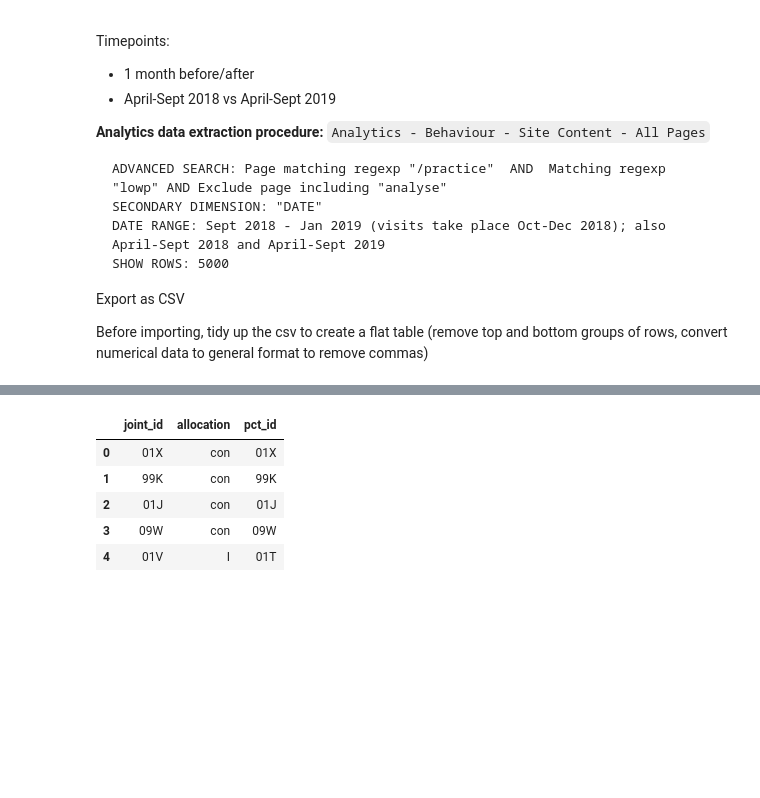
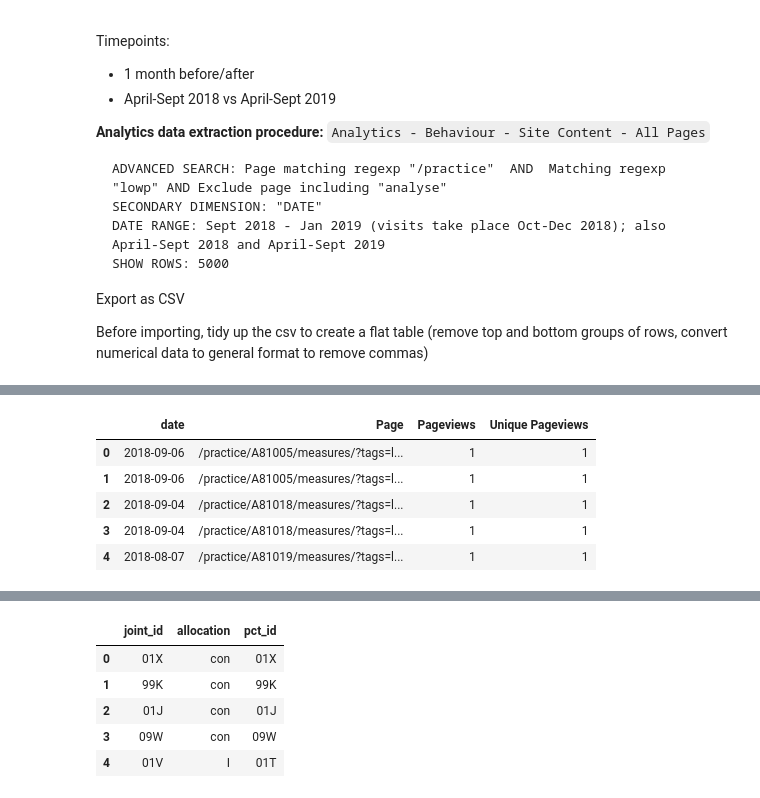
Before and after one commit to ebmdatalab/low-priority-CCG-visit-RCT, a Jupyter notebook: outcomes/Page Views and links analysis for LPP RCT.ipynb, the cells around one changed output, grey strips where cells are left out. Saved outputs shown, nothing was run; the diff lists cells and outputs as text; code cells hidden in the pictures; blank space fills up the shorter version.

```diff
--- a/outcomes/Page Views and links analysis for LPP RCT.ipynb
+++ b/outcomes/Page Views and links analysis for LPP RCT.ipynb
@@ -79,0 +117,9 @@ df1.head()
+# %%
+dfp.head()
+# %% [output]
+|  | date | Page | Pageviews | Unique Pageviews |
+| 0 | 2018-09-06 | /practice/A81005/measures/?tags=l... | 1 | 1 |
+| 1 | 2018-09-06 | /practice/A81005/measures/?tags=l... | 1 | 1 |
+| 2 | 2018-09-04 | /practice/A81018/measures/?tags=l... | 1 | 1 |
+| 3 | 2018-09-04 | /practice/A81018/measures/?tags=l... | 1 | 1 |
+| 4 | 2018-08-07 | /practice/A81019/measures/?tags=l... | 1 | 1 |
```
Also changed, not shown: parts of 8 cells of this notebook, 4 other files.
